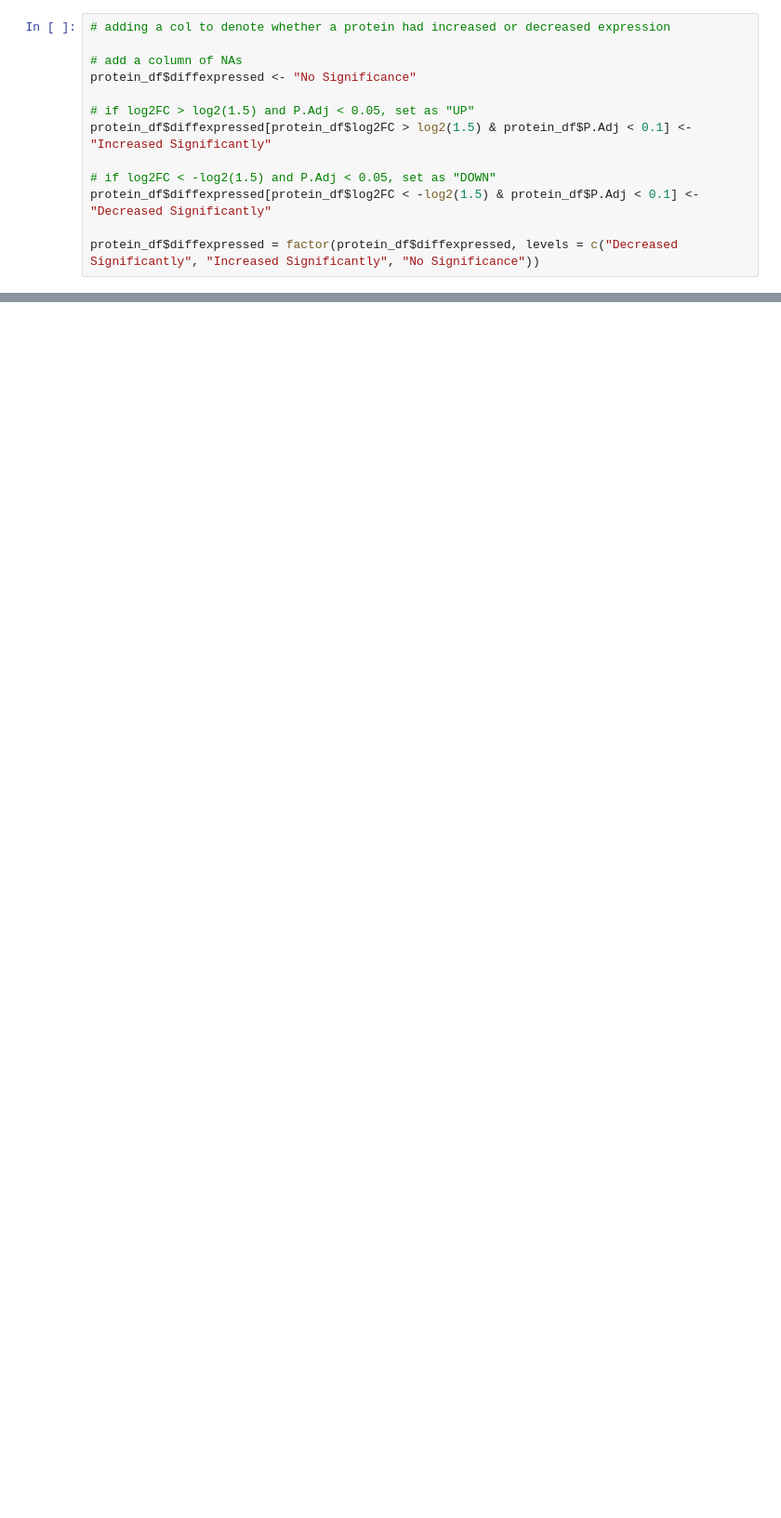
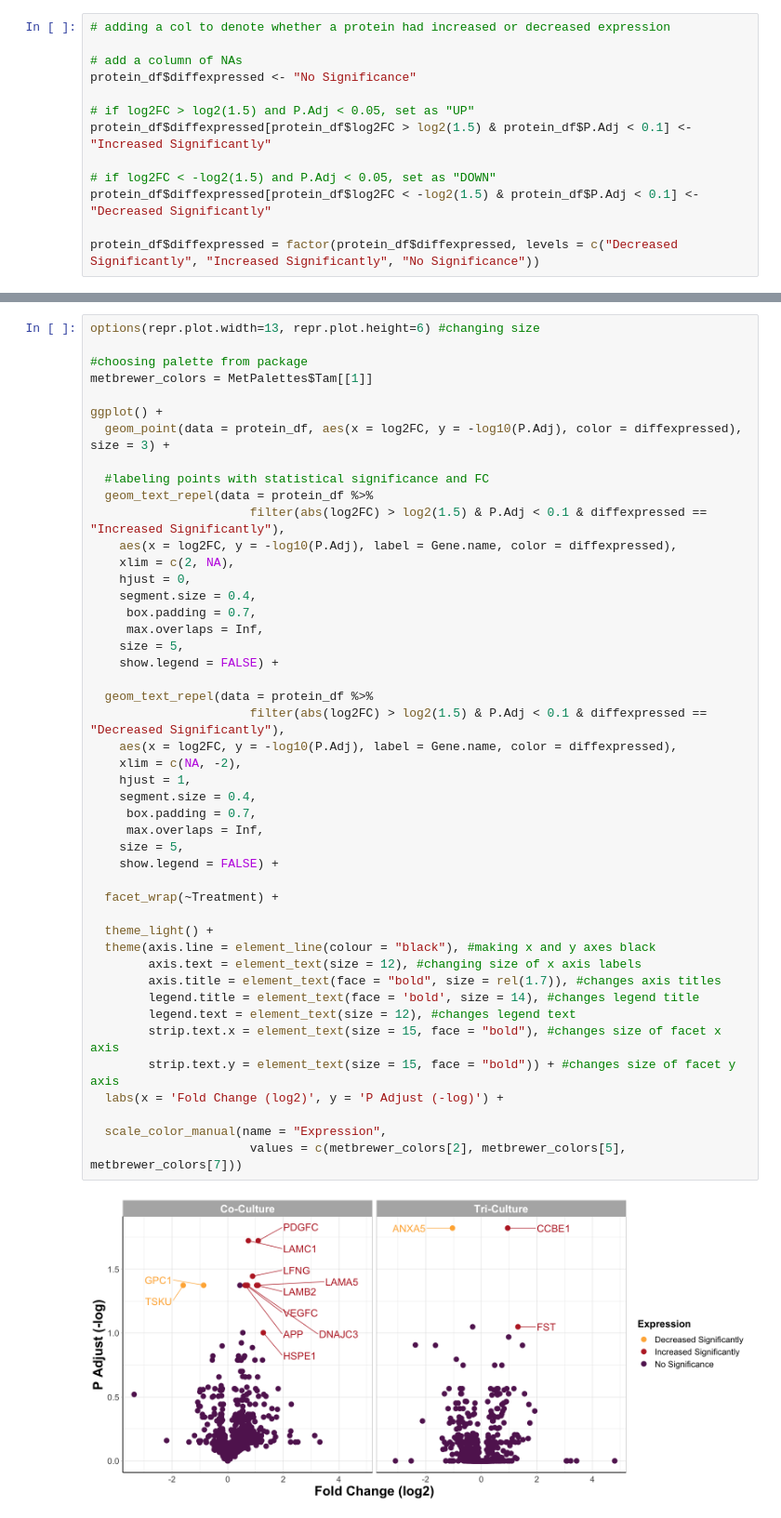
Before and after one commit to alexispayton/Wildfires-and-Extracellular-Vesicles-EVs-Woodsmoke-Alters-EV-Proteomic-Signatures-involved-in-Ext, a Jupyter notebook: 5. Statistical Visualizations/Volcano Plot.ipynb, the cells around one changed output, grey strips where cells are left out. Shown at 93% size. Saved outputs shown, nothing was run; the diff lists cells and outputs as text; blank space fills up the shorter version.

```diff
--- a/5. Statistical Visualizations/Volcano Plot.ipynb
+++ b/5. Statistical Visualizations/Volcano Plot.ipynb
@@ -106,0 +111,48 @@ ggplot() +
+# %%
+options(repr.plot.width=13, repr.plot.height=6) #changing size
+
+#choosing palette from package
+metbrewer_colors = MetPalettes$Tam[[1]]
+
+ggplot() +
+  geom_point(data = protein_df, aes(x = log2FC, y = -log10(P.Adj), color = diffexpressed), size = 3) +
+
+  #labeling points with statistical significance and FC
+  geom_text_repel(data = protein_df %>%
+                      filter(abs(log2FC) > log2(1.5) & P.Adj < 0.1 & diffexpressed == "Increased Significantly"),
+    aes(x = log2FC, y = -log10(P.Adj), label = Gene.name, color = diffexpressed),
+    xlim = c(2, NA),
+    hjust = 0,
+    segment.size = 0.4,
+     box.padding = 0.7,
+     max.overlaps = Inf,
+    size = 5,
+    show.legend = FALSE) +
+
+  geom_text_repel(data = protein_df %>%
+                      filter(abs(log2FC) > log2(1.5) & P.Adj < 0.1 & diffexpressed == "Decreased Significantly"),
+    aes(x = log2FC, y = -log10(P.Adj), label = Gene.name, color = diffexpressed),
+    xlim = c(NA, -2),
+    hjust = 1,
+    segment.size = 0.4,
+     box.padding = 0.7,
+     max.overlaps = Inf,
+    size = 5,
+    show.legend = FALSE) +
+
+  facet_wrap(~Treatment) +
+
+  theme_light() +
+  theme(axis.line = element_line(colour = "black"), #making x and y axes black
+        axis.text = element_text(size = 12), #changing size of x axis labels
+        axis.title = element_text(face = "bold", size = rel(1.7)), #changes axis titles
+        legend.title = element_text(face = 'bold', size = 14), #changes legend title
+        legend.text = element_text(size = 12), #changes legend text
+        strip.text.x = element_text(size = 15, face = "bold"), #changes size of facet x axis
+        strip.text.y = element_text(size = 15, face = "bold")) + #changes size of facet y axis
+  labs(x = 'Fold Change (log2)', y = 'P Adjust (-log)') +
+
+  scale_color_manual(name = "Expression",
+                      values = c(metbrewer_colors[2], metbrewer_colors[5], metbrewer_colors[7]))
+# %% [output]
+[figure, added]
```
Also changed, not shown: parts of 5 cells of this notebook.
